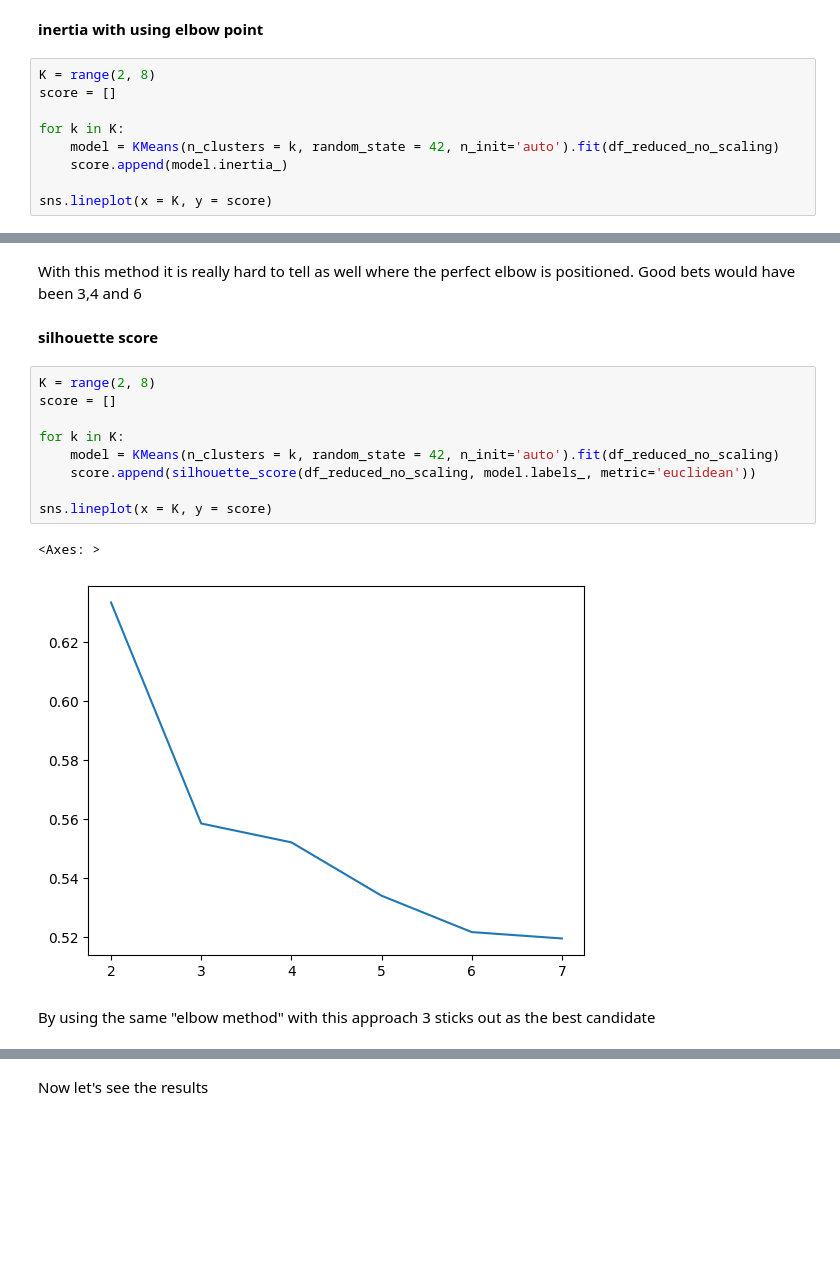
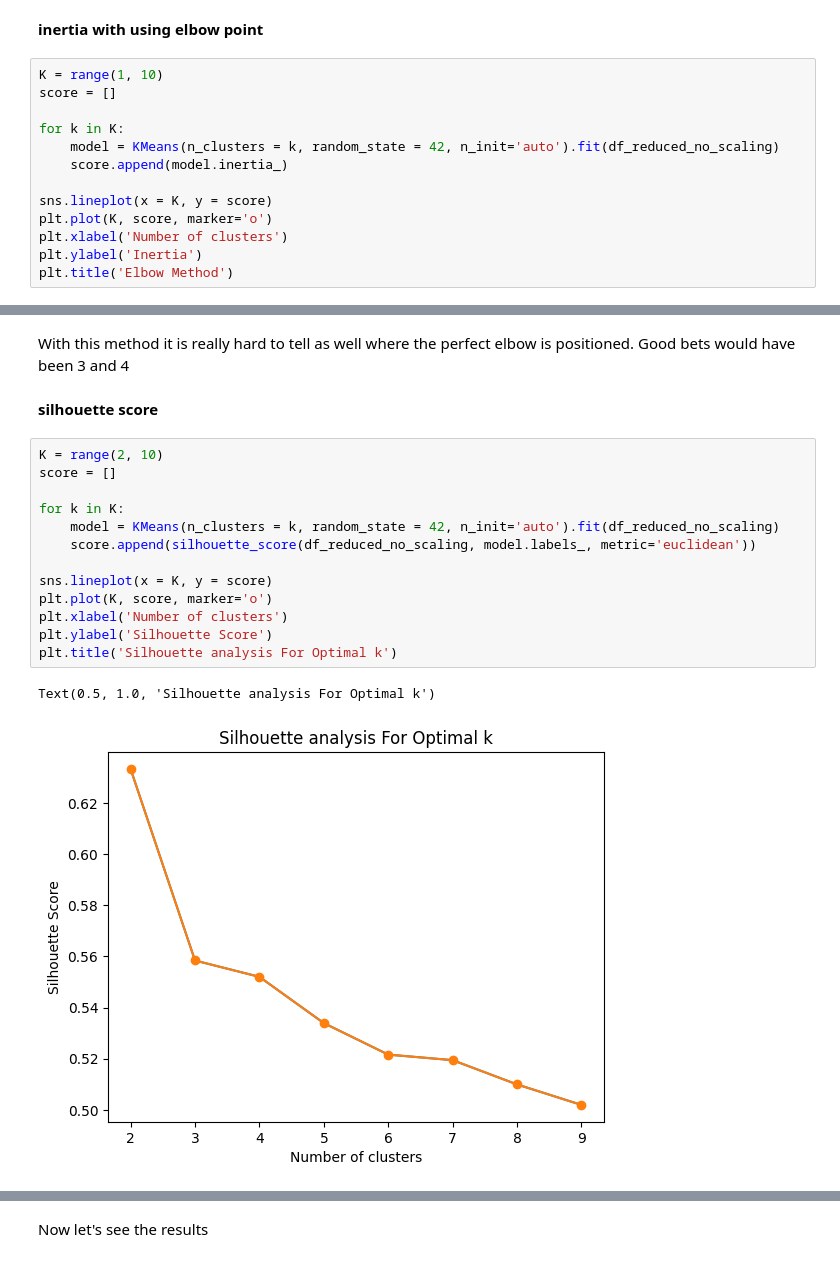
Before and after one commit to Bladwark/Penguins, a Jupyter notebook: penguins_type_analysis.ipynb, the cells around one changed output, grey strips where cells are left out. Cells and saved outputs as stored; diff of their text form; blank space fills up the shorter version.

```diff
--- a/penguins_type_analysis.ipynb
+++ b/penguins_type_analysis.ipynb
@@ -359,7 +363,7 @@ This approach is not very helpfull as we can hardly diffirentiate between the po
 # %% [markdown]
 **inertia with using elbow point**
 # %%
-K = range(2, 8)
+K = range(1, 10)
 score = []
 
 for k in K:
@@ -367,4 +371,8 @@ for k in K:
     score.append(model.inertia_)
 
 sns.lineplot(x = K, y = score)
+plt.plot(K, score, marker='o')
+plt.xlabel('Number of clusters')
+plt.ylabel('Inertia')
+plt.title('Elbow Method')
 # %% [output]
@@ -373,18 +381,20 @@ sns.lineplot(x = K, y = score)
 # %% [markdown]
-With this method it is really hard to tell as well where the perfect elbow is positioned. Good bets would have been 3,4 and 6
+With this method it is really hard to tell as well where the perfect elbow is positioned. Good bets would have been 3 and 4
 # %% [markdown]
 **silhouette score**
 # %%
-K = range(2, 8)
+K = range(2, 10)
 score = []
 
 for k in K:
     model = KMeans(n_clusters = k, random_state = 42, n_init='auto').fit(df_reduced_no_scaling)
     score.append(silhouette_score(df_reduced_no_scaling, model.labels_, metric='euclidean'))
 
 sns.lineplot(x = K, y = score)
+plt.plot(K, score, marker='o')
+plt.xlabel('Number of clusters')
+plt.ylabel('Silhouette Score')
+plt.title('Silhouette analysis For Optimal k')
 # %% [output]
-<Axes: >
+Text(0.5, 1.0, 'Silhouette analysis For Optimal k')
-[figure, old version]
+[figure, new version]
-# %% [markdown]
-By using the same "elbow method" with this approach 3 sticks out as the best candidate
```
Also changed, not shown: parts of 62 cells of this notebook.
